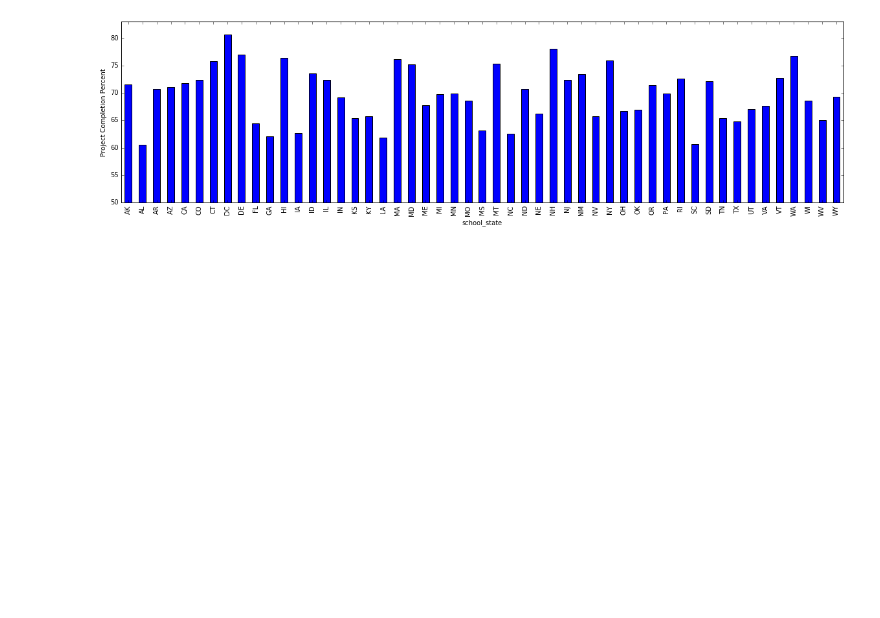
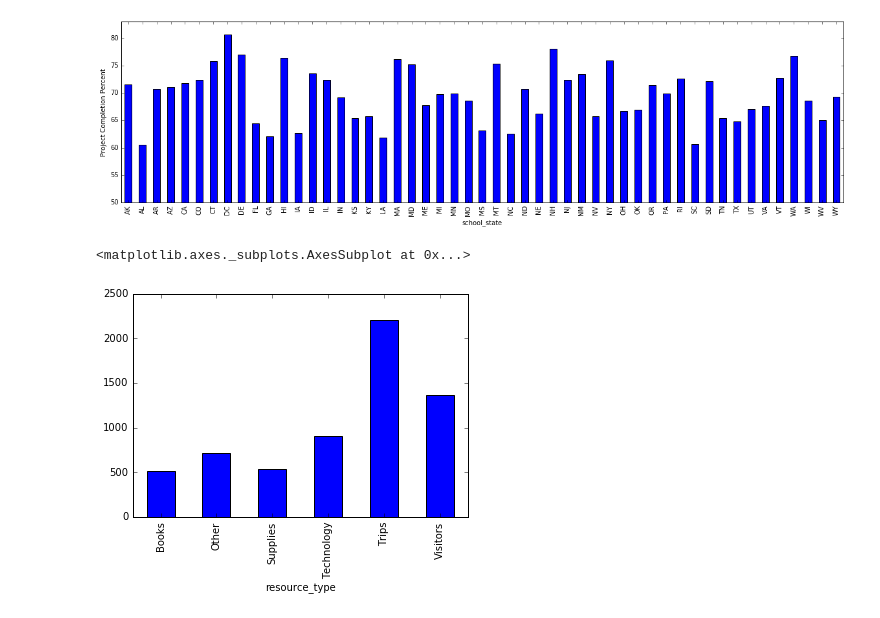
Before and after one commit to Naveed1842/data-science-intensive-2, a Jupyter notebook: Donor-Choose-Project/ProjectsOnly_DataExploration.ipynb, the cells around one changed output. Drawn from its saved outputs; the diff is of its cells as text; code cells hidden in the pictures; blank space fills up the shorter version.

Commit message:
Adding projects+donations merge data exploration

```diff
--- a/Donor-Choose-Project/ProjectsOnly_DataExploration.ipynb
+++ b/Donor-Choose-Project/ProjectsOnly_DataExploration.ipynb
@@ -195,3 +195,11 @@ ax.set_ylabel("Project Completion Percent")
 # %% [output]
 <matplotlib.text.Text at 0x...>
 [figure]
+# %%
+# Plot between Project Resource type and Donation Amount
+p1 = projects.groupby(by='resource_type')
+p1 = p1['total_price_including_optional_support'].mean()
+p1.plot(kind='bar')
+# %% [output]
+<matplotlib.axes._subplots.AxesSubplot at 0x...>
+[figure, added]
```
Also changed, not shown: 1 other file.
